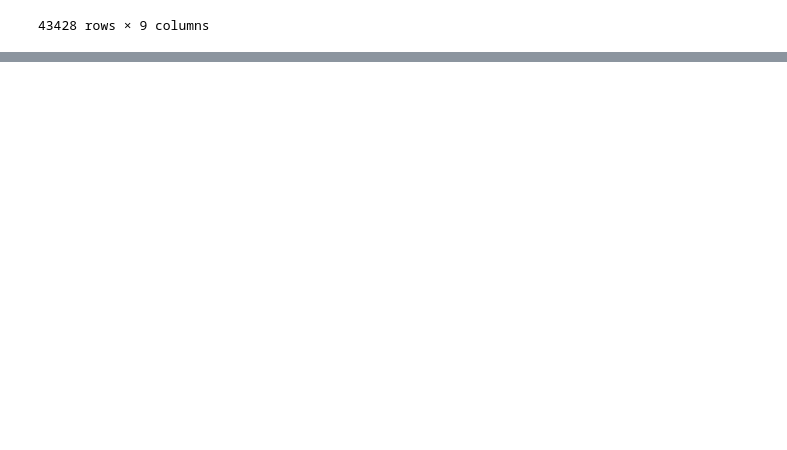
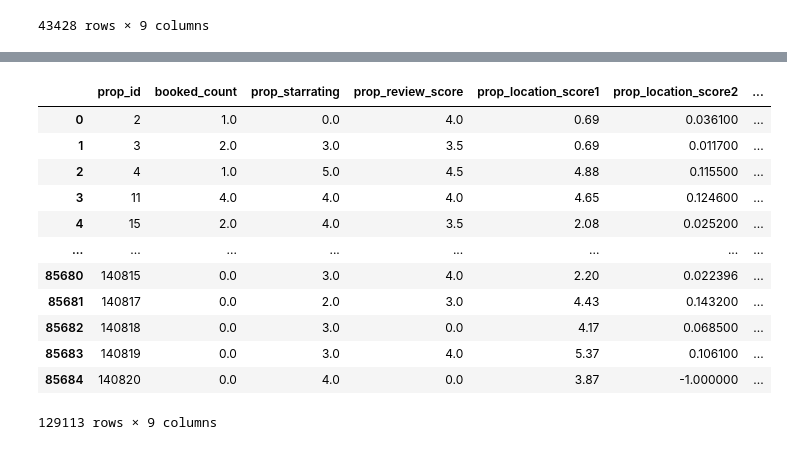
Before and after one commit to damla-jpg/data-mining-2, a Jupyter notebook: data_preparation.ipynb, the cells around one changed output, grey strips where cells are left out. Cells and saved outputs as stored; diff of their text form; code cells hidden in the pictures; blank space fills up the shorter version.

```diff
--- a/data_preparation.ipynb
+++ b/data_preparation.ipynb
@@ -168,6 +189,6 @@ adult_hotels
 # %%
 # merge the datasets
-booked = pd.merge(booked, adult_hotels, on="prop_id", how="left")
+booked = pd.merge(booked, solo_travellers, on="prop_id", how="left")
 # %%
 booked
 # %% [output]
@@ -230,3 +251,18 @@ booked
 | 43426 | 140816 | 18 | 3.0 | 4.0 | 2.77 | 0.067733 | ... |
 | 43427 | 140821 | 1 | 4.0 | 5.0 | 0.69 | 0.009500 | ... |
 43428 rows × 9 columns
+# %%
+all_prop_ids = set(td["prop_id"])
+unbooked_hotels = all_prop_ids - set(booked["prop_id"])
+unbooked_hotels = td[td["prop_id"].isin(unbooked_hotels)]
+
+unbooked_scores = unbooked_hotels[["prop_id", "prop_starrating", "prop_review_score", "prop_location_score1", "prop_location_score2"]]
+
+unbooked_mean = unbooked_scores.groupby("prop_id").mean()
+# %%
+# add the prop_id in unbooked_mean as a column and reset the index
+unbooked_mean["prop_id"] = unbooked_mean.index
+unbooked_mean.reset_index(drop=True, inplace=True)
+# %%
+# merge the datasets
+all_hotels = pd.concat([booked, unbooked_mean], axis=0)
@@ -232,0 +285,18 @@ booked
+# %%
+# gill in all the NaN values with 0
+all_hotels.fillna(0, inplace=True)
+all_hotels
+# %% [output]
+|  | prop_id | booked_count | prop_starrating | prop_review_score | prop_location_score1 | prop_location_score2 | ... |
+| 0 | 2 | 1.0 | 0.0 | 4.0 | 0.69 | 0.036100 | ... |
+| 1 | 3 | 2.0 | 3.0 | 3.5 | 0.69 | 0.011700 | ... |
+| 2 | 4 | 1.0 | 5.0 | 4.5 | 4.88 | 0.115500 | ... |
+| 3 | 11 | 4.0 | 4.0 | 4.0 | 4.65 | 0.124600 | ... |
+| 4 | 15 | 2.0 | 4.0 | 3.5 | 2.08 | 0.025200 | ... |
+| ... | ... | ... | ... | ... | ... | ... | ... |
+| 85680 | 140815 | 0.0 | 3.0 | 4.0 | 2.20 | 0.022396 | ... |
+| 85681 | 140817 | 0.0 | 2.0 | 3.0 | 4.43 | 0.143200 | ... |
+| 85682 | 140818 | 0.0 | 3.0 | 0.0 | 4.17 | 0.068500 | ... |
+| 85683 | 140819 | 0.0 | 3.0 | 4.0 | 5.37 | 0.106100 | ... |
+| 85684 | 140820 | 0.0 | 4.0 | 0.0 | 3.87 | -1.000000 | ... |
+129113 rows × 9 columns
```
Also changed, not shown: parts of 19 cells of this notebook, 2 other files.
